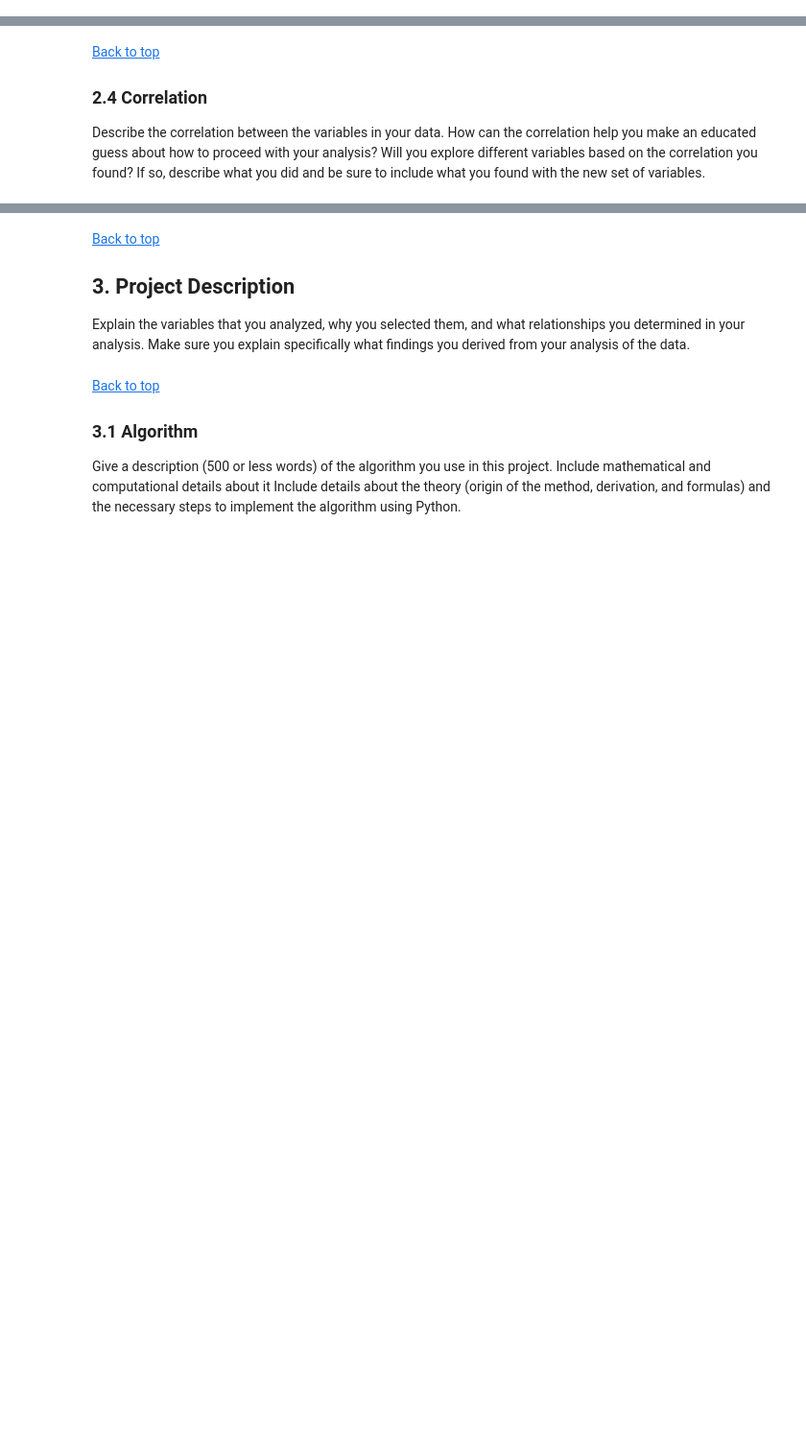
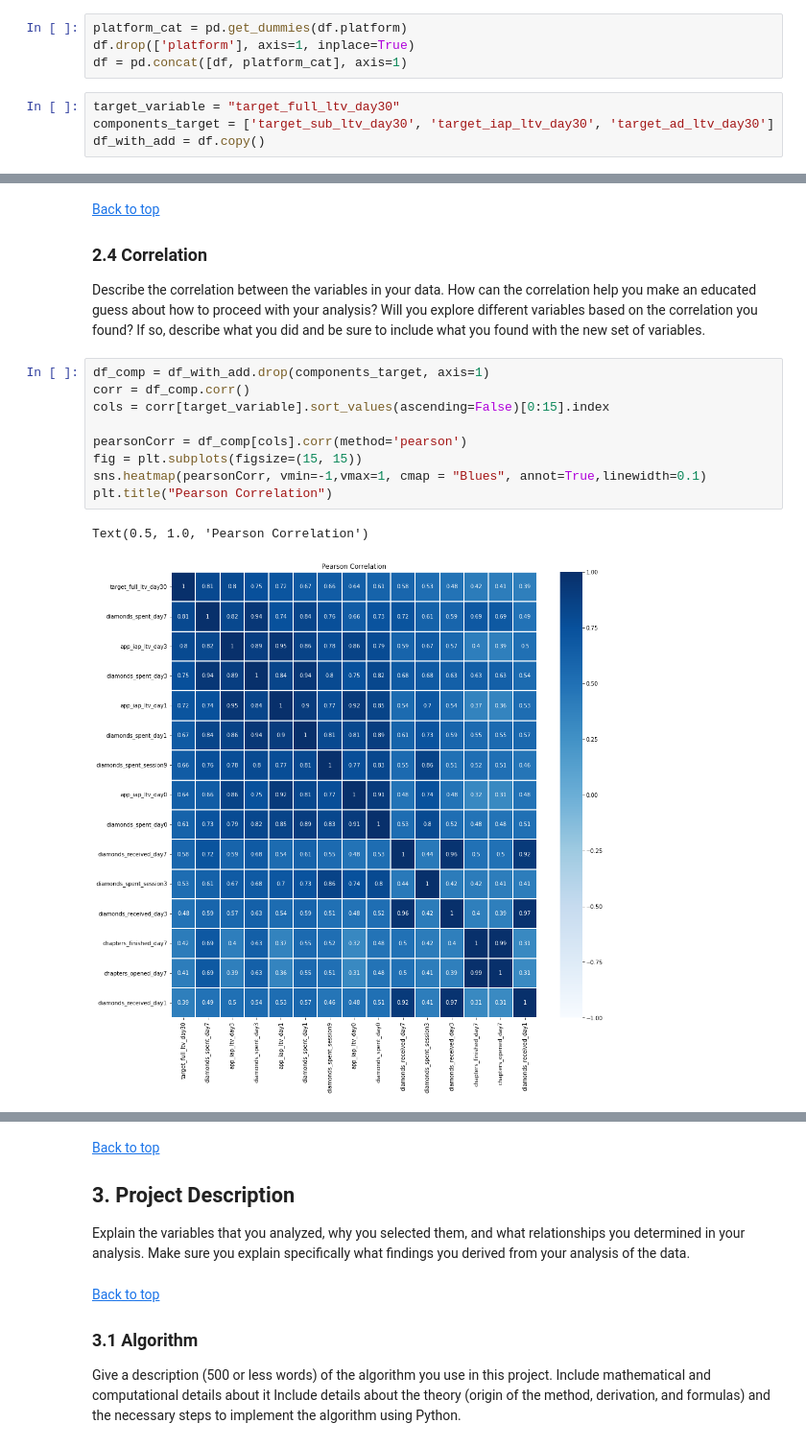
Before and after one commit to vladyslav-honcharuk/IASA_DS_2022_Champ_AIM, a Jupyter notebook: eda-training-model.ipynb, the cells around one changed output, grey strips where cells are left out. Shown at 96% size. Cells and saved outputs as stored; diff of their text form; blank space fills up the shorter version.

```diff
--- a/eda-training-model.ipynb
+++ b/eda-training-model.ipynb
@@ -190,4 +177,12 @@ categorical = df.select_dtypes(include='O').keys()
 categorical
 # %% [output]
 Index(['media_source', 'install_date', 'country_code', 'platform'], dtype='object')
+# %%
+platform_cat = pd.get_dummies(df.platform)
+df.drop(['platform'], axis=1, inplace=True)
+df = pd.concat([df, platform_cat], axis=1)
+# %%
+target_variable = "target_full_ltv_day30"
+components_target = ['target_sub_ltv_day30', 'target_iap_ltv_day30', 'target_ad_ltv_day30']
+df_with_add = df.copy()
 # %%
@@ -229,3 +216,15 @@ df
 ### 2.4 Correlation
 
 Describe the correlation between the variables in your data. How can the correlation help you make an educated guess about how to proceed with your analysis? Will you explore different variables based on the correlation you found? If so, describe what you did and be sure to include what you found with the new set of variables.
+# %%
+df_comp = df_with_add.drop(components_target, axis=1)
+corr = df_comp.corr()
+cols = corr[target_variable].sort_values(ascending=False)[0:15].index
+
+pearsonCorr = df_comp[cols].corr(method='pearson')
+fig = plt.subplots(figsize=(15, 15))
+sns.heatmap(pearsonCorr, vmin=-1,vmax=1, cmap = "Blues", annot=True,linewidth=0.1)
+plt.title("Pearson Correlation")
+# %% [output]
+Text(0.5, 1.0, 'Pearson Correlation')
+[figure, added]
```
Also changed, not shown: parts of 43 cells of this notebook.
